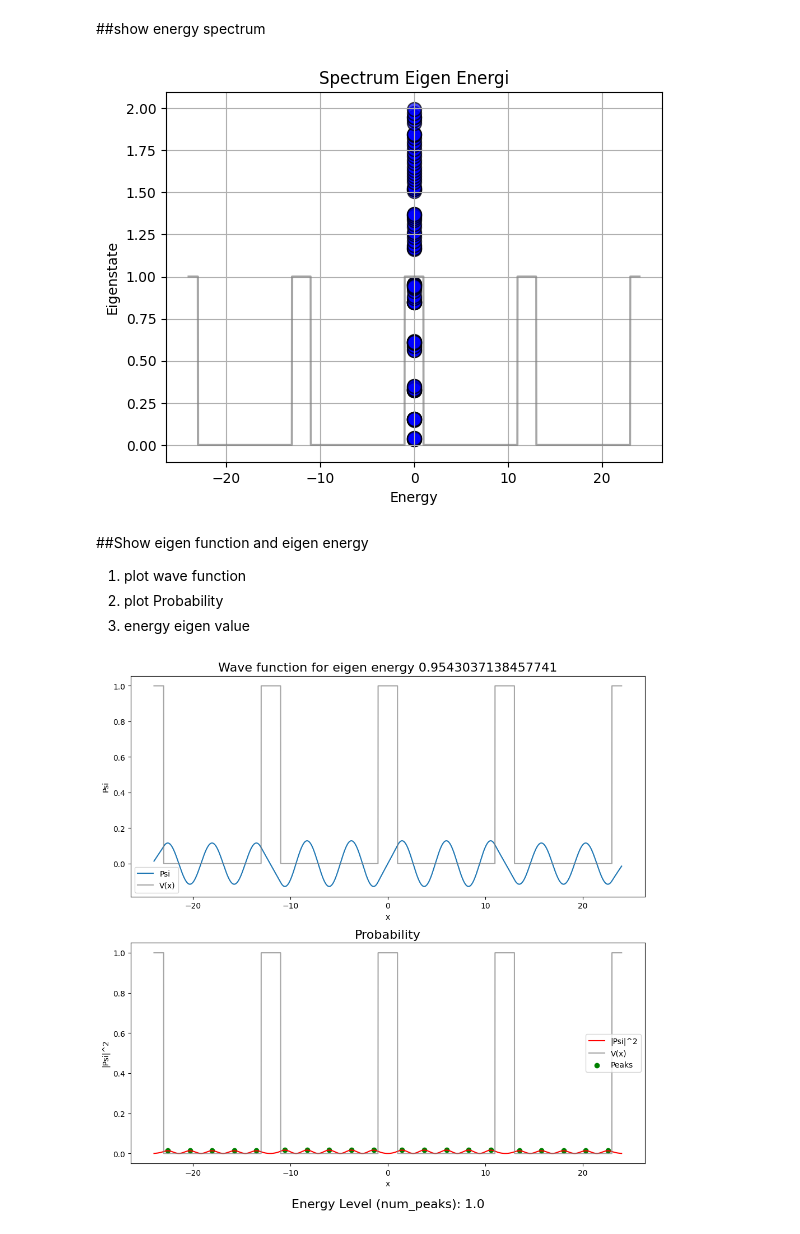
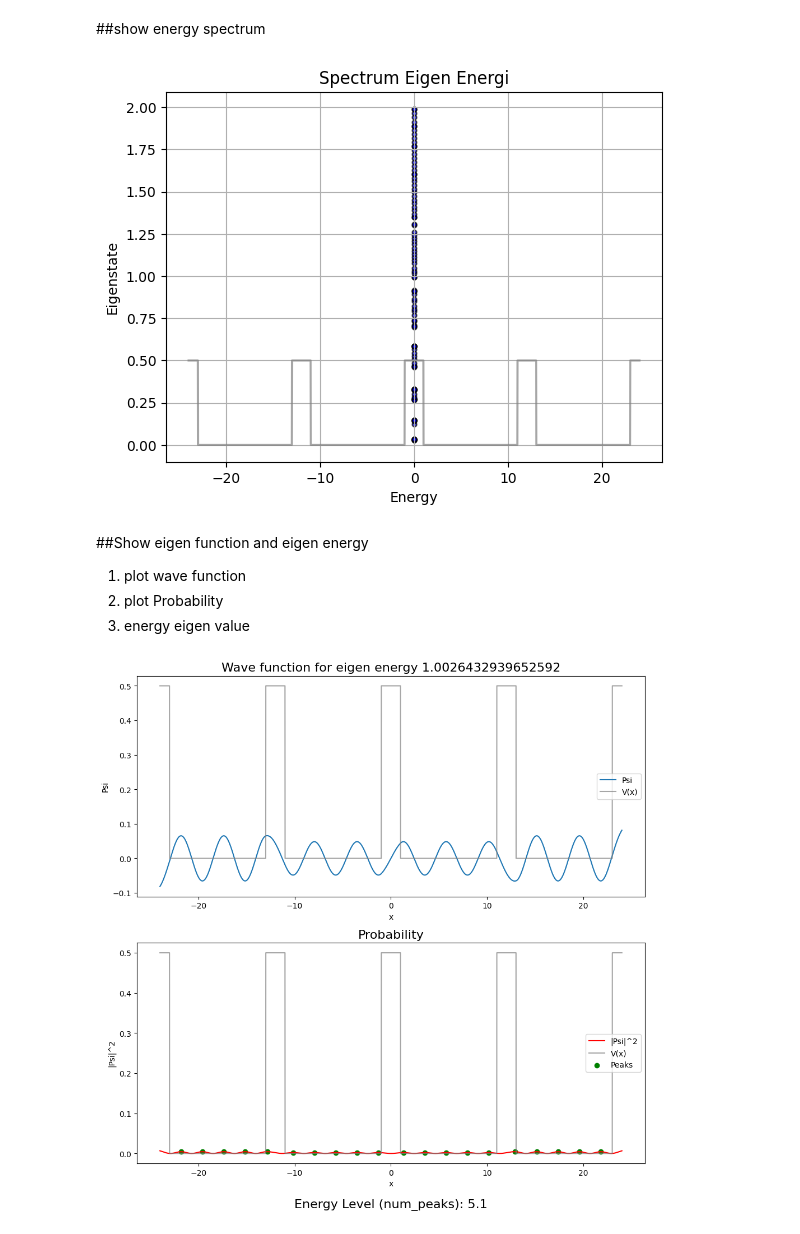
Before and after one commit to faliqadlan/FilterMethod-Colab, a Jupyter notebook: Filter_method_1_dimension.ipynb, the cells around one changed output. Cells and saved outputs as stored; diff of their text form; code cells hidden in the pictures.

Commit message:
adjust num peaks

```diff
--- a/Filter_method_1_dimension.ipynb
+++ b/Filter_method_1_dimension.ipynb
@@ -306,7 +306,7 @@ x = np.linspace(xmin, xmax, ngrid)
 lks = 12 # The length of one segment that contains a well and a barrier
 lpt = 2 # The length of the potential well
 v0 = 0 # The potential value outside the well
-vmax = 1 # The potential value inside the well
+vmax = 0.5 # The potential value inside the well
 pot_count = leb/lks
 
 # Calculate the Kronig-Penney potential for each x value
@@ -345,11 +345,13 @@ energy_mm = np.linspace(0, 2, 100)  # emin, emax, dE
 # Initialize arrays to store the calculated eigenstate energies and levels
 ener_new_arr = []
 level_arr = []
+psi_new_arr = []
 
 # Loop over each energy value and calculate the corresponding eigenstate
 for energy in energy_mm:
     output = eigenState(x, ngrid, vpot, energy, dx)
     ener_new_arr.append(output[0])  # Store the calculated eigenstate energy
+    psi_new_arr.append(output[1])
     psi = output[1]
 
     # Calculate the square of the wave function (psi squared)
@@ -376,7 +378,7 @@ psi = psi[x_indices]
 vpot = vpot[x_indices]
 
 # Plot the energy spectrum
-plt.scatter(x_ener, ener_new_arr, s=100, c='blue', alpha=0.7, edgecolors='black')
+plt.scatter(x_ener, ener_new_arr, s=10, c='blue', alpha=0.7, edgecolors='black')
 plt.plot(x, vpot, label='V(x)', color='gray', alpha=0.7)  # Overlapping vpot
 
 # # Attach each ener_new_arr value for each scatter bubble
@@ -389,7 +391,7 @@ plt.title('Spectrum Eigen Energi')
 plt.grid(True)
 plt.show()
 # %% [output]
-[figure, old version]
+[figure, new version]
 # %% [markdown]
 ##Show eigen function and eigen energy
 
@@ -417,6 +419,14 @@ psi = output[1]
 
 # Calculate the square of the wave function (psi squared)
 psi_squared = np.abs(psi) ** 2
+
+# Count peaks using differentiation
+dx = x[1] - x[0]  # Calculate the grid spacing
+d_psi_squared = np.gradient(psi_squared, dx)  # Compute the derivative of psi_squared
+
+# Find the positions where the derivative changes sign
+peaks_indices = np.where(np.diff(np.sign(d_psi_squared)) < 0)[0] + 1
+num_peaks = len(peaks_indices) / pot_count
 
 # Modify x to only include values between -lks*2 and lks*2
 x_min = -lks*2
@@ -437,34 +447,33 @@ plt.plot(x, vpot, label='V(x)', color='gray', alpha=0.7)  # Overlapping vpot wit
 plt.xlabel('x')
 plt.ylabel('Psi')
 plt.title('Wave function for eigen energy {}'.format(energy), fontsize=16)
 plt.legend()
 
 # Plot psi squared (probability) with vpot
 plt.subplot(2, 1, 2)
 plt.plot(x, psi_squared, label='|Psi|^2', color='red')
 plt.plot(x, vpot, label='V(x)', color='gray', alpha=0.7)  # Overlapping vpot
 plt.xlabel('x')
 plt.ylabel('|Psi|^2')
 plt.title('Probability', fontsize=16)
 plt.legend()
 
+
+# Mark the peaks on the plot
 # Count peaks using differentiation
 dx = x[1] - x[0]  # Calculate the grid spacing
 d_psi_squared = np.gradient(psi_squared, dx)  # Compute the derivative of psi_squared
 
 # Find the positions where the derivative changes sign
 peaks_indices = np.where(np.diff(np.sign(d_psi_squared)) < 0)[0] + 1
-
-# Mark the peaks on the plot
 plt.subplot(2, 1, 2)
 plt.scatter(x[peaks_indices], psi_squared[peaks_indices], color='green', label='Peaks')
 plt.legend()
 
 # Show the energy level (num_peaks) as text below the plot
-num_peaks = len(peaks_indices) / pot_count
 plt.text(0.5, -0.2, f'Energy Level (num_peaks): {num_peaks}', transform=plt.gca().transAxes, ha='center', fontsize=16)
 
 plt.tight_layout()  # Adjust the layout for better spacing between subplots
 plt.show()
 # %% [output]
-[figure, old version]
+[figure, new version]
```
